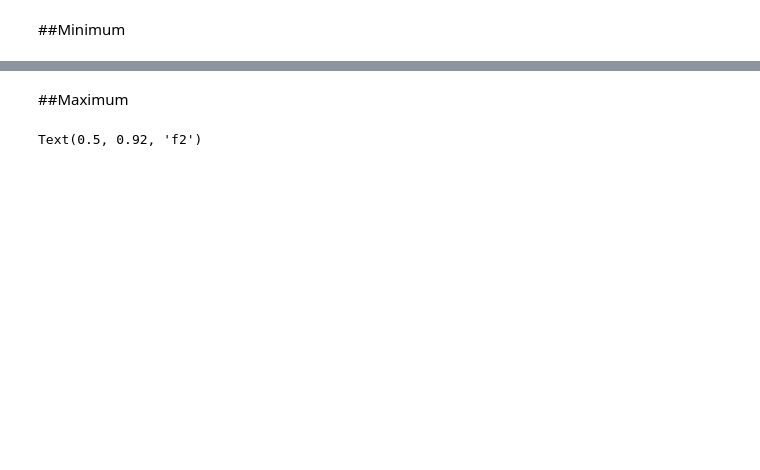
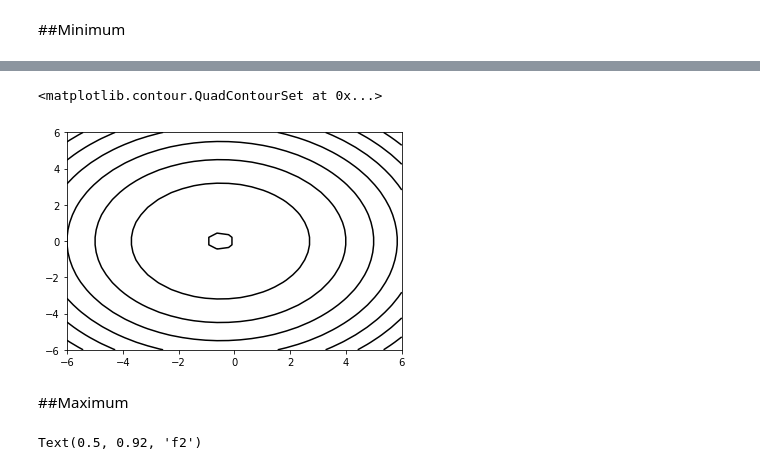
Before and after one commit to TatianaO8/AI, a Jupyter notebook: HW_2_1.ipynb, the cells around one changed output, grey strips where cells are left out. Drawn from its saved outputs; the diff is of its cells as text; code cells hidden in the pictures; blank space fills up the shorter version.

```diff
--- a/HW_2_1.ipynb
+++ b/HW_2_1.ipynb
@@ -60,3 +41,8 @@ Text(0.5, 0.92, 'f1')
+# %%
+plt.contour(X, Y, Z, colors='black')
+# %% [output]
+<matplotlib.contour.QuadContourSet at 0x...>
+[figure, added]
 # %% [markdown]
 ##Maximum
 # %%
```
Also changed, not shown: parts of 10 cells of this notebook.
